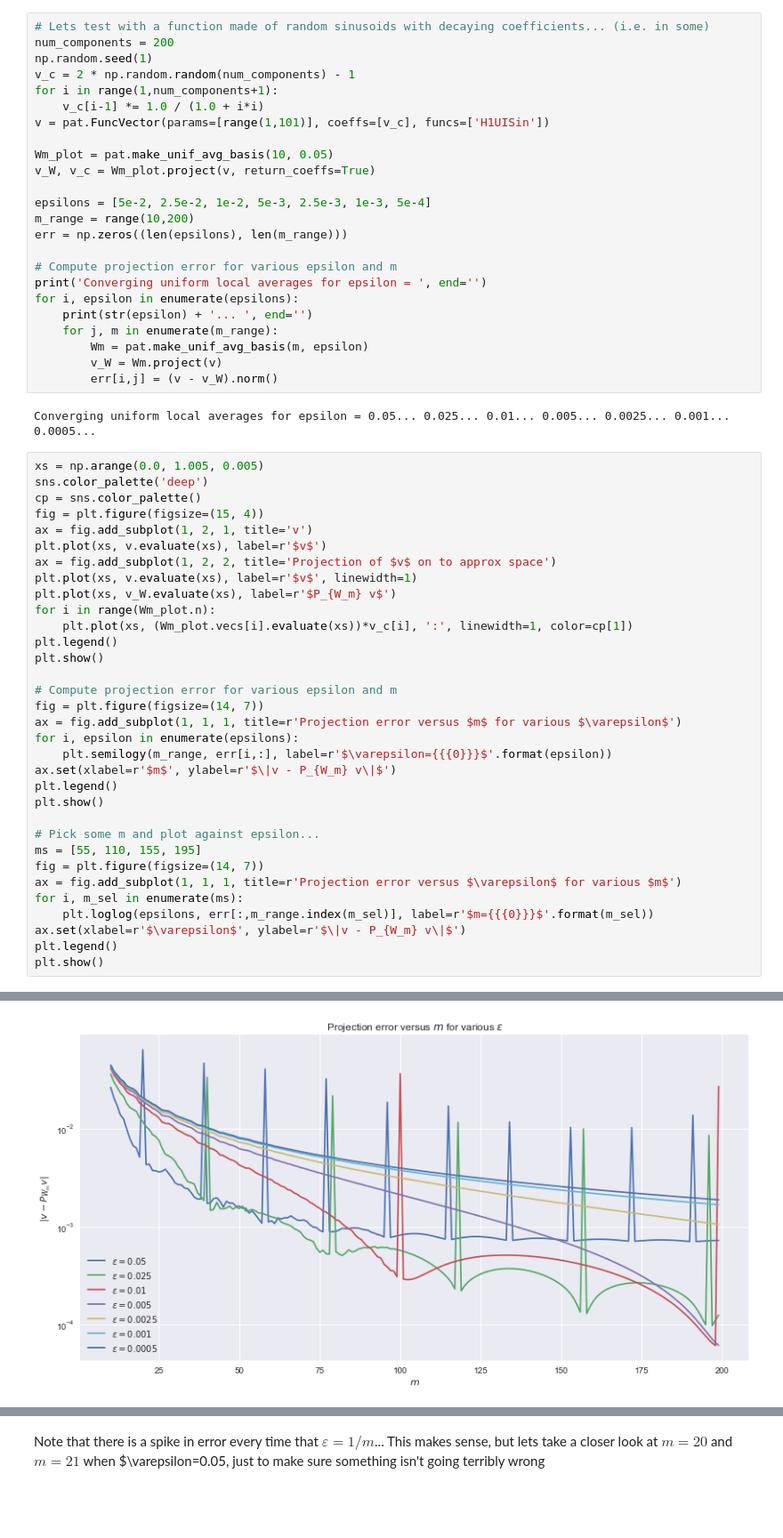
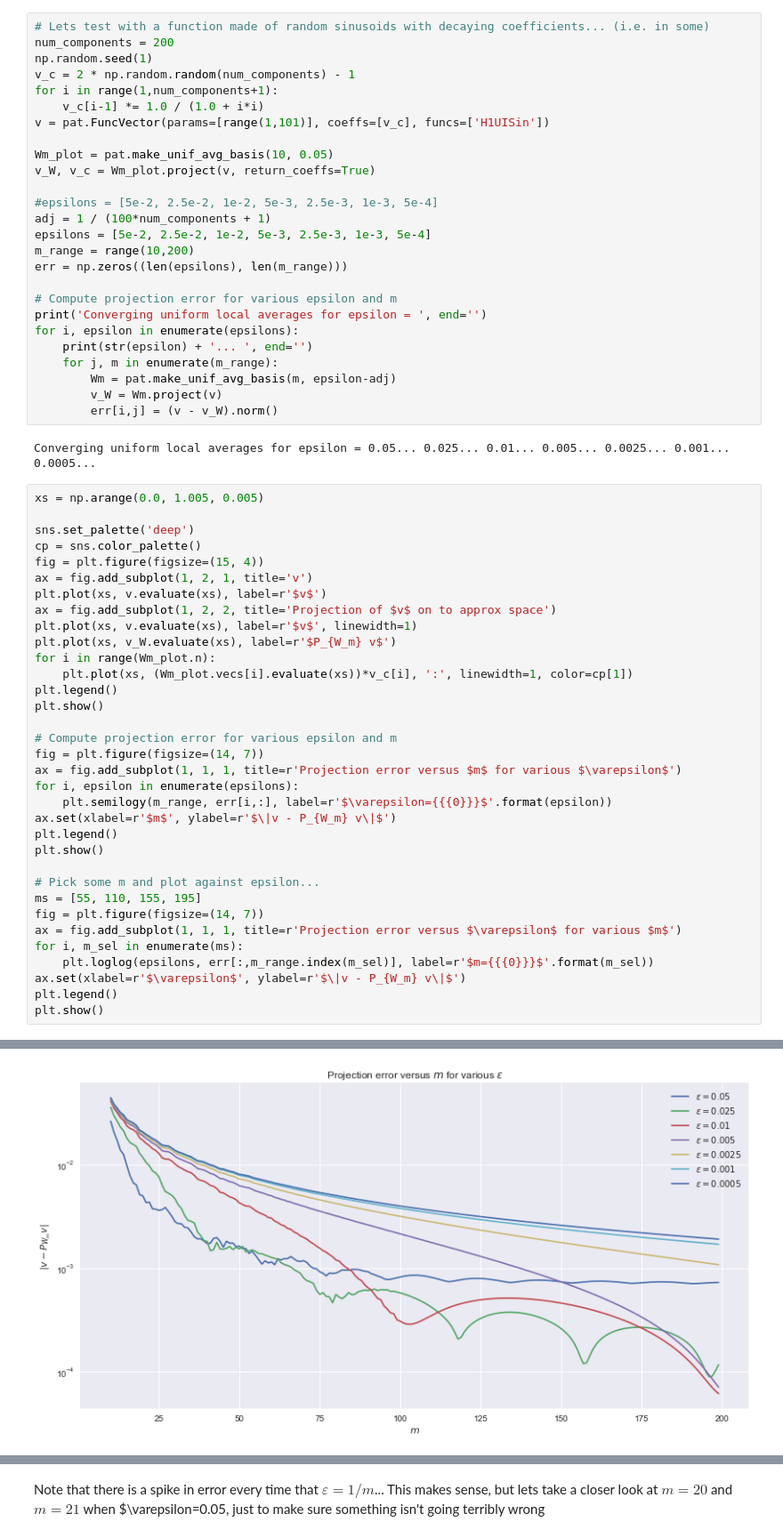
Before and after one commit to james-nichols/pyApproxTools, a Jupyter notebook: notebooks/omp/03_local_averages.ipynb, the cells around one changed output, grey strips where cells are left out. Shown at 89% size. Drawn from its saved outputs; the diff is of its cells as text; blank space fills up the shorter version.

```diff
--- a/notebooks/omp/03_local_averages.ipynb
+++ b/notebooks/omp/03_local_averages.ipynb
@@ -60,6 +60,8 @@ v = pat.FuncVector(params=[range(1,101)], coeffs=[v_c], funcs=['H1UISin'])
 Wm_plot = pat.make_unif_avg_basis(10, 0.05)
 v_W, v_c = Wm_plot.project(v, return_coeffs=True)
 
+#epsilons = [5e-2, 2.5e-2, 1e-2, 5e-3, 2.5e-3, 1e-3, 5e-4]
+adj = 1 / (100*num_components + 1)
 epsilons = [5e-2, 2.5e-2, 1e-2, 5e-3, 2.5e-3, 1e-3, 5e-4]
 m_range = range(10,200)
 err = np.zeros((len(epsilons), len(m_range)))
@@ -69,14 +71,15 @@ print('Converging uniform local averages for epsilon = ', end='')
 for i, epsilon in enumerate(epsilons):
     print(str(epsilon) + '... ', end='')
     for j, m in enumerate(m_range):
-        Wm = pat.make_unif_avg_basis(m, epsilon)
+        Wm = pat.make_unif_avg_basis(m, epsilon-adj)
         v_W = Wm.project(v)
         err[i,j] = (v - v_W).norm()
 # %% [output]
 Converging uniform local averages for epsilon = 0.05... 0.025... 0.01... 0.005... 0.0025... 0.001... 0.0005...
 # %%
 xs = np.arange(0.0, 1.005, 0.005)
-sns.color_palette('deep')
+
+sns.set_palette('deep')
 cp = sns.color_palette()
 fig = plt.figure(figsize=(15, 4))
 ax = fig.add_subplot(1, 2, 1, title='v')
@@ -112 +115 @@ plt.show()
-[figure, old version]
+[figure, new version]
```
Also changed, not shown: parts of 3 cells of this notebook, 2 other files.
